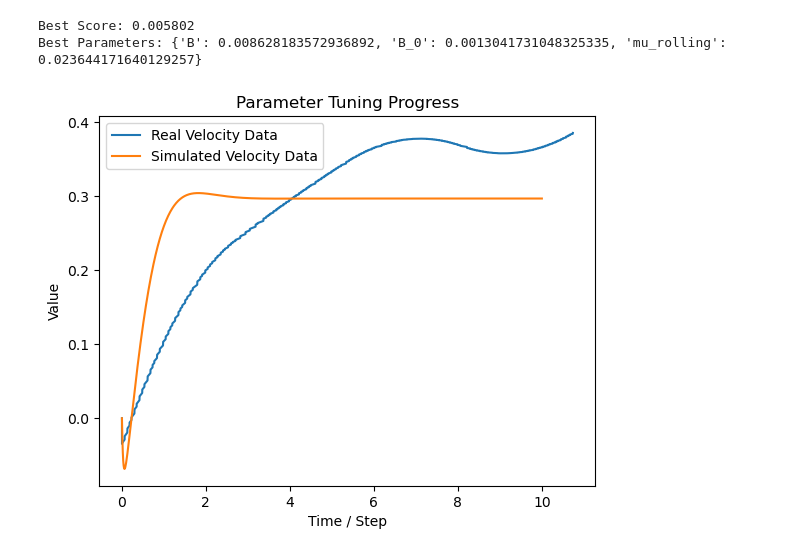
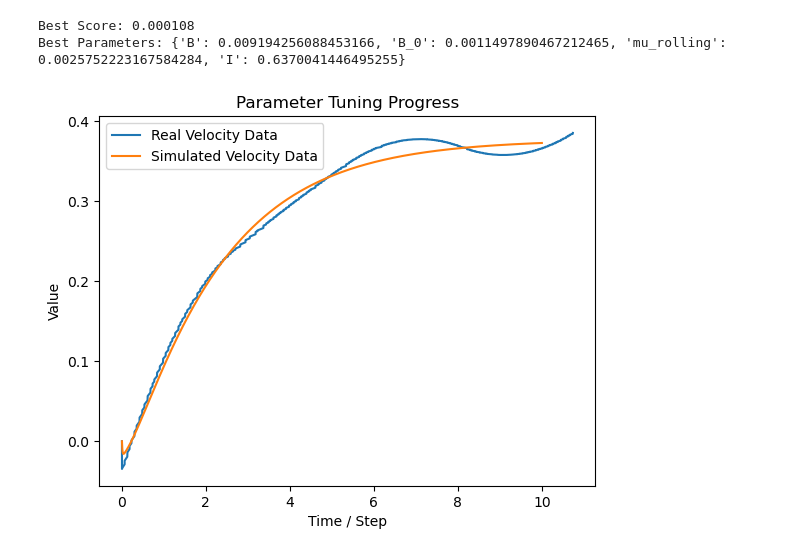
Before and after one commit to gaoshenghan1130/Python_Simu4Unicycle, a Jupyter notebook: Derivation/Segway/Tuner.ipynb, the cells around one changed output. Drawn from its saved outputs; the diff is of its cells as text; code cells hidden in the pictures.

```diff
--- a/Derivation/Segway/Tuner.ipynb
+++ b/Derivation/Segway/Tuner.ipynb
@@ -36,6 +36,7 @@ if data is None:
     raise ValueError("No velocity data found in the CSV file.")
 
 realdata = getVelocityFromData(data)
+print(realdata)
 
 def penaltyFunc(resultStorage):
     error = 0.0
@@ -50,36 +51,36 @@ def penaltyFunc(resultStorage):
     tcolumn = resultStorage[0]  #  the first column is time
     vcolumn = resultStorage[2]  #  third column is velocity
 
 
     for t, v in zip(tcolumn, vcolumn):
         numeric_results.append((t, v))
 
-    times = [t/100 for t in range(0,1000)] # 0 to 10 seconds with 0.01s intervals
+    times = [t/10 for t in range(0,100)] # 0 to 10 seconds with 0.01s intervals
 
     for t in times:
         closest_time_simu = min(numeric_results, key=lambda x: abs(x[0] - t))
         closest_time_real = min(realdata, key=lambda x: abs(x[0] - t))
 
         #print(closest_time_simu, closest_time_real)
 
         # print(f"Time: {t:.2f} s, Simulated Velocity: {closest_time_simu[1]:.4f}, Real Velocity: {closest_time_real[1]:.4f}")
 
         error += (closest_time_simu[1] - closest_time_real[1]) ** 2
 
     return error / len(times)
 
 
 
-best_params = tune_parameters(paramDict = {'B': 0.008628183572936892, 'B_0': 0.0013041731048325335, 'mu_rolling': 0.023644171640129257},
+best_params = tune_parameters(paramDict =  {'B': 0.009355712797712799, 'B_0': 0.0011494577536160012, 'mu_rolling': 0.0025357458535808356, 'I': 0.6385543701447575},
                                 simulation=simulate,
                                 realdata=realdata,
                                 ax_real_name="Real Velocity Data",
                                 ax_try_name="Simulated Velocity Data",
                                 penaltyFunc=penaltyFunc,
                                 columnIndex = 2, # [x_c, x_c_dot, gamma, gamma_dot] we want to compare the velocity which is at index 2， (time is at 0)
-                                max_iterations=500,
+                                max_iterations=50,
                                 )
 # %% [output]
-Best Score: 0.005802
-Best Parameters: {'B': 0.008628183572936892, 'B_0': 0.0013041731048325335, 'mu_rolling': 0.023644171640129257}
+Best Score: 0.000108
+Best Parameters: {'B': 0.009194256088453166, 'B_0': 0.0011497890467212465, 'mu_rolling': 0.0025752223167584284, 'I': 0.6370041446495255}
-[figure, old version]
+[figure, new version]
```
Also changed, not shown: parts of 2 cells of this notebook, 10 other files.
